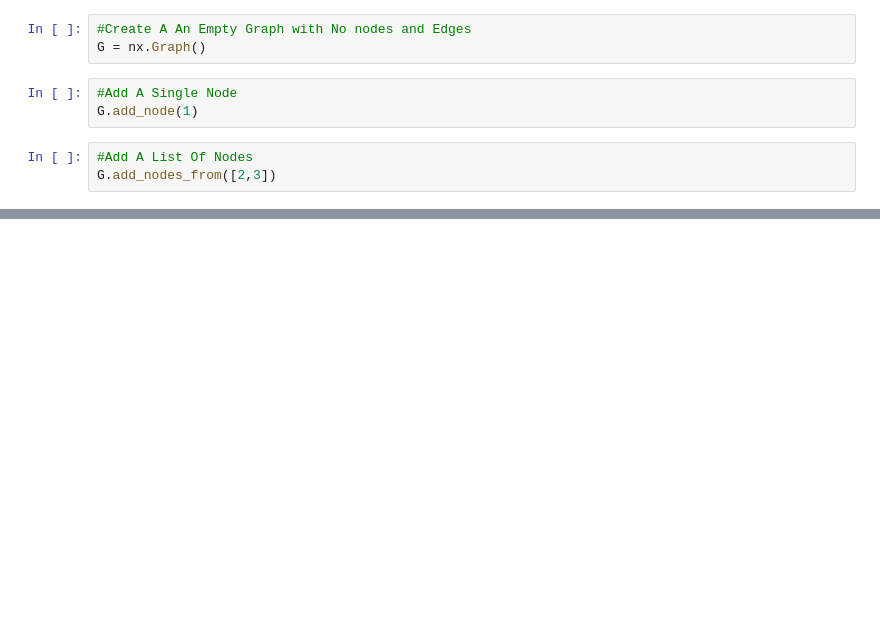
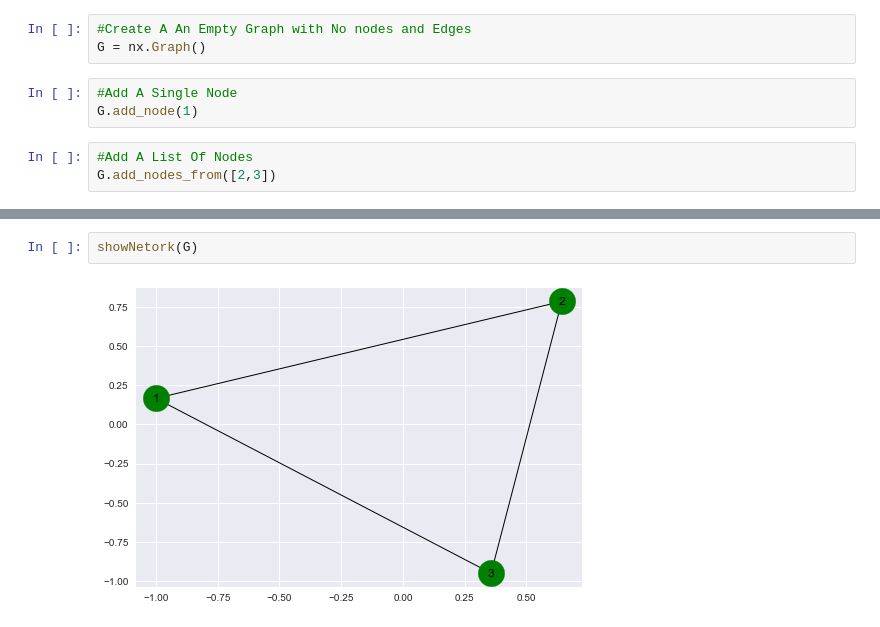
Before and after one commit to JayantGoel001/GraphsAndSocialNetworkAnalytics, a Jupyter notebook: Graph Using NetworkX.ipynb, the cells around one changed output, grey strips where cells are left out. Drawn from its saved outputs; the diff is of its cells as text; blank space fills up the shorter version.

```diff
--- a/Graph Using NetworkX.ipynb
+++ b/Graph Using NetworkX.ipynb
@@ -19,0 +41,4 @@ ax.tick_params(left=True,bottom=True,labelleft=True,labelbottom=True)
+# %%
+showNetork(G)
+# %% [output]
+[figure, added]
```
Also changed, not shown: parts of 9 cells of this notebook.
